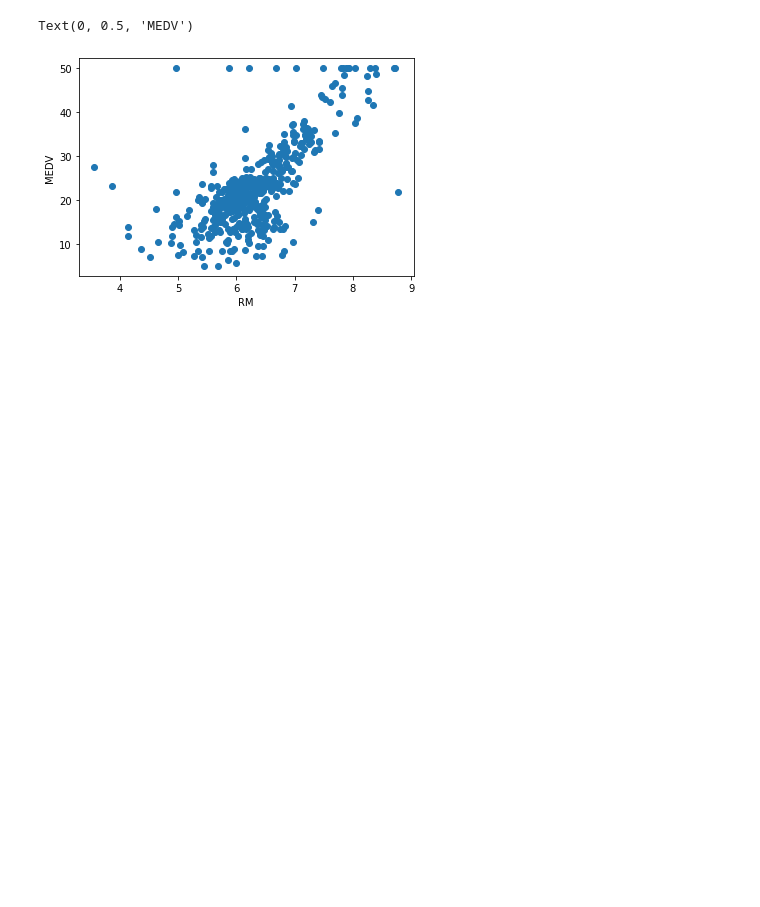
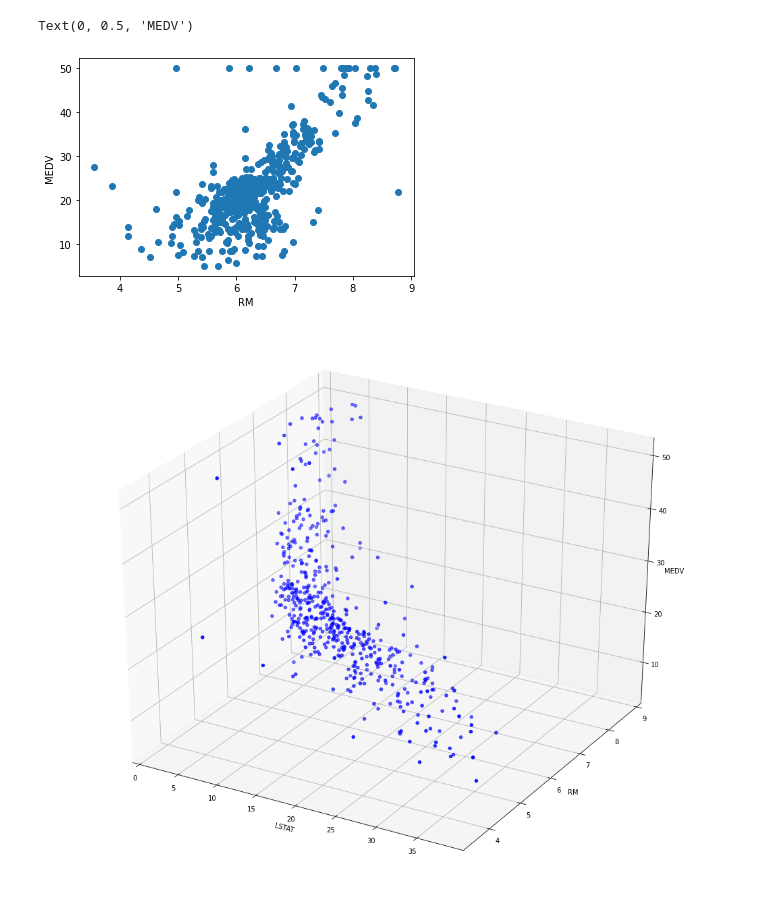
Before and after one commit to Konoko2004/Sales_Data_Analysis, a Jupyter notebook: Supervised_Learning_Linear_Regression.ipynb, the cells around one changed output. Drawn from its saved outputs; the diff is of its cells as text; code cells hidden in the pictures; blank space fills up the shorter version.

```diff
--- a/Supervised_Learning_Linear_Regression.ipynb
+++ b/Supervised_Learning_Linear_Regression.ipynb
@@ -74,3 +74,23 @@ plt.ylabel('MEDV')
 # %% [output]
 Text(0, 0.5, 'MEDV')
 [figure]
+# %%
+#Combined features into a 3D chart.
+#The 3d scatterplot shows the relationship between LSTAT, RM, MEDV
+
+from mpl_toolkits.mplot3d import Axes3D
+
+fig = plt.figure(figsize=(18,15))
+ax = fig.add_subplot(111,projection = '3d')
+
+ax.scatter(df['LSTAT'],
+           df['RM'],
+           df['MEDV'],
+           c = 'b')
+
+ax.set_xlabel('LSTAT')
+ax.set_ylabel('RM')
+ax.set_zlabel('MEDV')
+plt.show()
+# %% [output]
+[figure, added]
```
